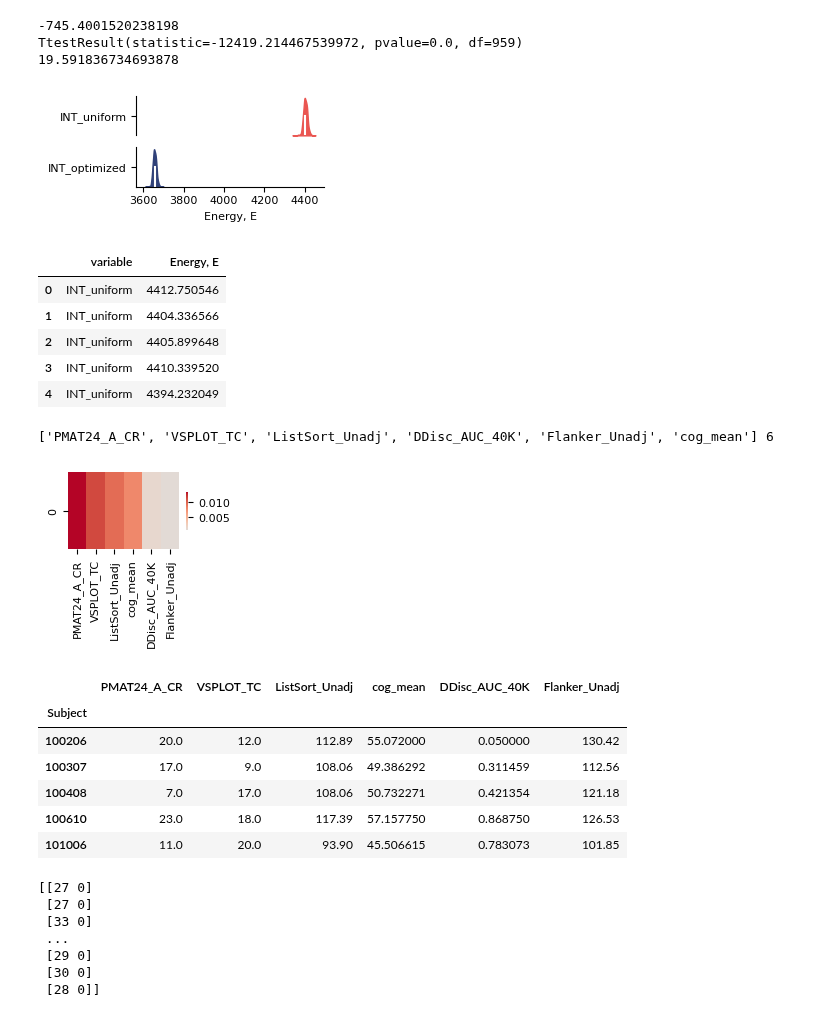
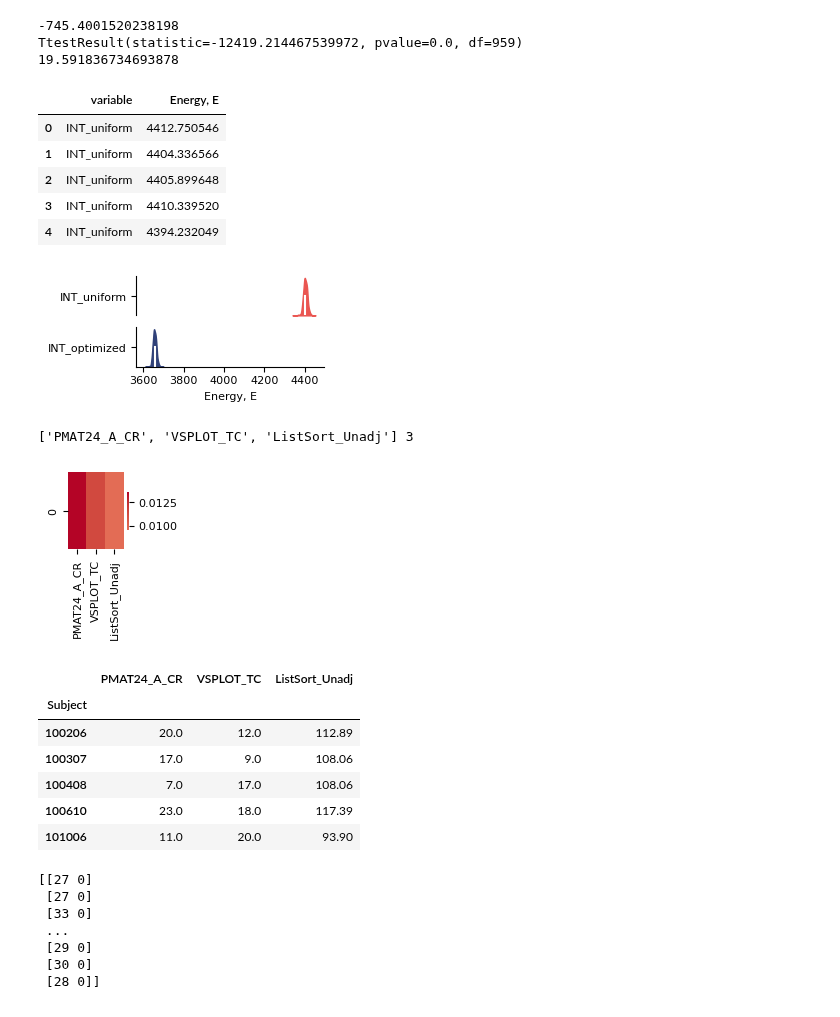
Before and after one commit to LindenParkesLab/nct_xr, a Jupyter notebook: scripts/results_control_energy_subjects.ipynb, the cells around one changed output. Cells and saved outputs as stored; diff of their text form; code cells hidden in the pictures.

Commit message:
added predictive models based on decay rates. By default, they dont run (need to set include_weights = True)

```diff
--- a/scripts/results_control_energy_subjects.ipynb
+++ b/scripts/results_control_energy_subjects.ipynb
@@ -61,12 +61,17 @@ n_nodes = adjacency.shape[0]
 (400, 400, 960)
 (400, 960)
 # %%
+# hcp_cog_measures = [
+#     'PMAT24_A_CR', # fluid intelligence
+#     'VSPLOT_TC', # spatial orientation
+#     'ListSort_Unadj', # working memory
+#     'DDisc_AUC_40K', # delay discounting
+#     'Flanker_Unadj', # executive function
+# ]
 hcp_cog_measures = [
     'PMAT24_A_CR', # fluid intelligence
     'VSPLOT_TC', # spatial orientation
     'ListSort_Unadj', # working memory
-    'DDisc_AUC_40K', # delay discounting
-    'Flanker_Unadj', # executive function
 ]
 
 # restricted data for age
@@ -159,7 +164,7 @@ for i in tqdm(np.arange(n_subs)):
     control_energy[:, :, i] = log_args['control_energy']
     control_energy_variable_decay[:, :, i] = log_args['control_energy_variable_decay']
     control_energy_static_decay[:, :, i] = log_args['control_energy_static_decay']
-    adjacency_weights[:, :, :, i] = log_args['optimized_weights']
+    adjacency_weights[:, :, :, i] = -0 - log_args['optimized_weights']
 
 print(control_energy.shape, control_energy_variable_decay.shape, control_energy_static_decay.shape, adjacency_weights.shape)
 # %% [output]
@@ -202,62 +207,62 @@ f = categorical_kde_plot(df=df_plot, variable='Energy, E', category='variable',
 # f.savefig(os.path.join(outdir, 'energy_violin.svg'), dpi=600, bbox_inches="tight", pad_inches=0.01)
 df_plot.head()
 # %% [output]
+|  | variable | Energy, E |
+| 0 | INT_uniform | 4412.750546 |
+| 1 | INT_uniform | 4404.336566 |
+| 2 | INT_uniform | 4405.899648 |
+| 3 | INT_uniform | 4410.339520 |
+| 4 | INT_uniform | 4394.232049 |
 [figure]
-|  | variable | Energy, E |
-| 0 | INT_uniform | 4412.750546 |
-| 1 | INT_uniform | 4404.336566 |
-| 2 | INT_uniform | 4405.899648 |
-| 3 | INT_uniform | 4410.339520 |
-| 4 | INT_uniform | 4394.232049 |
 # %%
 y_vars = hcp_cog_measures.copy()
-df['cog_mean'] = df[y_vars].mean(axis=1)
-y_vars.append('cog_mean')
+# df['cog_mean'] = df[y_vars].mean(axis=1)
+# y_vars.append('cog_mean')
 
 n_vars = len(y_vars)
 print(y_vars, n_vars)
 
 corr_matrix = np.zeros((n_vars, 2))
 for i in np.arange(n_vars):
     try:
         nan_mask = np.isnan(df[y_vars[i]])
         # corr_matrix[i, 0] = sp.stats.spearmanr(df[y_vars[i]], df['INT_uniform'])[0]
         # corr_matrix[i, 1] = sp.stats.spearmanr(df[y_vars[i]], df['INT_optimized'])[0]
         corr_matrix[i, 0] = sp.stats.pearsonr(df[y_vars[i]][~nan_mask], df['INT_uniform'][~nan_mask])[0]
         corr_matrix[i, 1] = sp.stats.pearsonr(df[y_vars[i]][~nan_mask], df['INT_optimized'][~nan_mask])[0]
     except:
         corr_matrix[i, 0] = np.nan
         corr_matrix[i, 1] = np.nan
 
 corr_diff = np.abs(corr_matrix[:, 1]) - np.abs(corr_matrix[:, 0])
 sort_idx = np.argsort(corr_diff)[::-1]
 corr_diff = corr_diff[sort_idx]
 corr_diff = corr_diff[:, np.newaxis]
 
 f, ax = plt.subplots(1, 1, figsize=(n_vars*.3, 1))
 sns.heatmap(corr_diff.T, ax=ax, square=False, cmap='coolwarm', center=0, cbar_kws={'shrink': 0.5})
 # ax.set_xlabel('Transition')
 # ax.set_ylabel('Gene map')
 # ax.set_xticklabels(['INT_uniform', 'INT_optimized'], rotation=90)
 ax.set_xticks(np.arange(n_vars)+0.5)
 my_list = [y_vars[i] for i in sort_idx]
 ax.set_xticklabels(my_list, rotation=90)
 f.tight_layout()
 plt.show()
 # %% [output]
-['PMAT24_A_CR', 'VSPLOT_TC', 'ListSort_Unadj', 'DDisc_AUC_40K', 'Flanker_Unadj', 'cog_mean'] 6
+['PMAT24_A_CR', 'VSPLOT_TC', 'ListSort_Unadj'] 3
-[figure, old version]
+[figure, new version]
 # %%
 y_vars[:] = [y_vars[i] for i in sort_idx]
 df[y_vars].head()
 # %% [output]
-|  | PMAT24_A_CR | VSPLOT_TC | ListSort_Unadj | cog_mean | DDisc_AUC_40K | Flanker_Unadj |
-| Subject |  |  |  |  |  |  |
-| 100206 | 20.0 | 12.0 | 112.89 | 55.072000 | 0.050000 | 130.42 |
-| 100307 | 17.0 | 9.0 | 108.06 | 49.386292 | 0.311459 | 112.56 |
-| 100408 | 7.0 | 17.0 | 108.06 | 50.732271 | 0.421354 | 121.18 |
-| 100610 | 23.0 | 18.0 | 117.39 | 57.157750 | 0.868750 | 126.53 |
-| 101006 | 11.0 | 20.0 | 93.90 | 45.506615 | 0.783073 | 101.85 |
+|  | PMAT24_A_CR | VSPLOT_TC | ListSort_Unadj |
+| Subject |  |  |  |
+| 100206 | 20.0 | 12.0 | 112.89 |
+| 100307 | 17.0 | 9.0 | 108.06 |
+| 100408 | 7.0 | 17.0 | 108.06 |
+| 100610 | 23.0 | 18.0 | 117.39 |
+| 101006 | 11.0 | 20.0 | 93.90 |
 # %%
 # (self, X, y, c=None, alg='rr', score='rmse', n_splits=10, runpca=False, n_rand_splits=100)'
 alg = 'rr'
```
Also changed, not shown: parts of 6 cells of this notebook.
